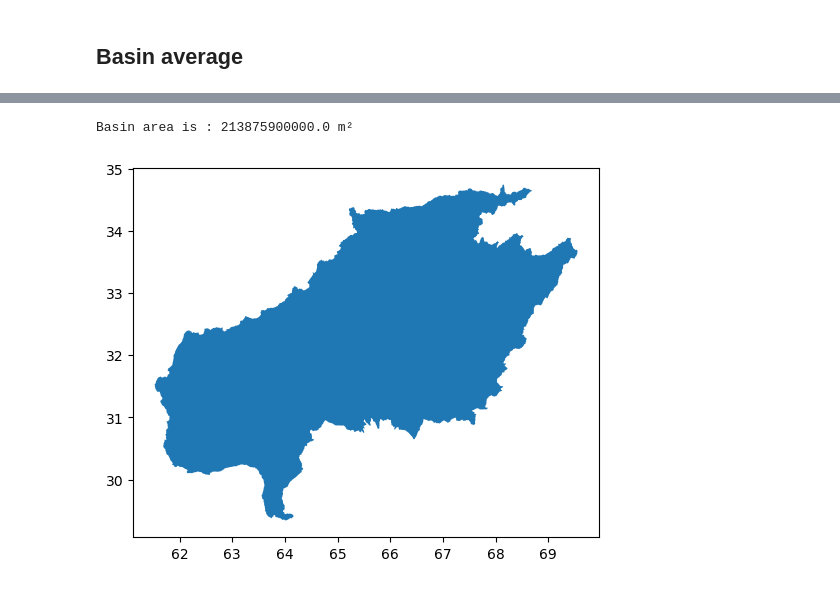
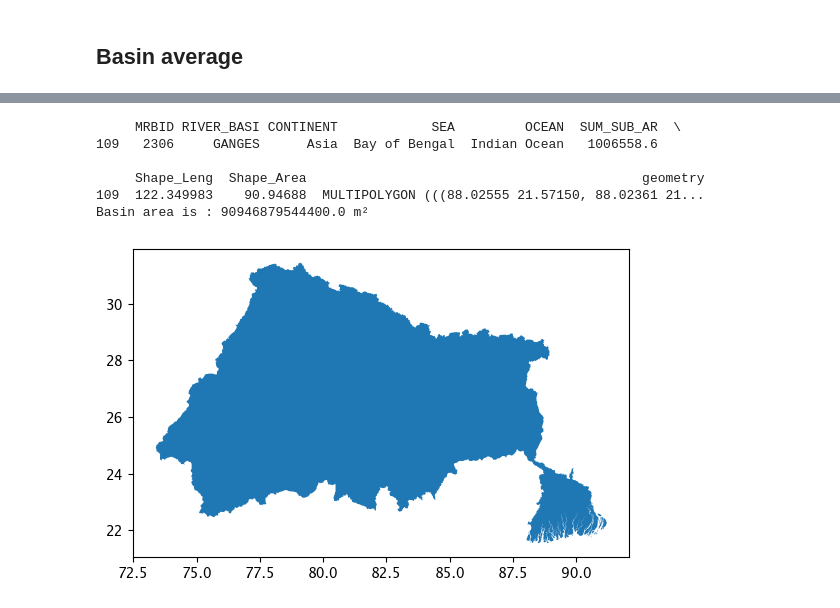
Before and after one commit to GESS-research-group/pyshbundle, a Jupyter notebook: master.ipynb, the cells around one changed output, grey strips where cells are left out. Saved outputs shown, nothing was run; the diff lists cells and outputs as text; code cells hidden in the pictures.

```diff
--- a/master.ipynb
+++ b/master.ipynb
@@ -205,9 +265,7 @@ from shapely.geometry import mapping
 # %%
 # import shapefile
 # using HydroBasins shapefile
-# path = '/home/wslvivek/Desktop/level2/pysh_v2/validation/shapefiles/mrb_shp_zip/mrb_basins.shp'
-# path='/home/wslvivek/Desktop/level2/pysh_v2/validation/shapefiles/hybas_as_lev01-12_v1c/hybas_as_lev04_v1c.shp'
-path = r"C:\Users\arind\Desktop\vivek_downloads\shp_hel\shp_hel.shp"
+path = '/Users/vivek/Desktop/vivek_downloads/mrb_shp_zip/mrb_basins.shp'
 shp = gpd.read_file(path)
 shp.plot()
 # %% [output]
@@ -221,13 +283,20 @@ shp.head()
+# %%
+temp=shp['RIVER_BASI']   # find your basin name from this variables
+basin_name='GANGES'
 # %%
-# shp_hel=shp[shp['HYBAS_ID']==2040085530]
-# print(shp_hel.head())
-shp_hel = shp;
+shp_hel=shp[shp['RIVER_BASI']==basin_name]
+print(shp_hel.head())
 shp_hel.plot()
-basin_area=np.float64(shp_hel['SUB_AREA'])*1e6 # basin area already in m^2
+basin_area=np.float64(shp_hel['Shape_Area'])*1e12 # basin area already in m^2
 print('Basin area is :', basin_area, 'm\u00b2');
 # %% [output]
-Basin area is : 213875900000.0 m²
+     MRBID RIVER_BASI CONTINENT            SEA         OCEAN  SUM_SUB_AR  \
+109   2306     GANGES      Asia  Bay of Bengal  Indian Ocean   1006558.6
+
+     Shape_Leng  Shape_Area                                           geometry
+109  122.349983    90.94688  MULTIPOLYGON (((88.02555 21.57150, 88.02361 21...
+Basin area is : 90946879544400.0 m²
-[figure, old version]
+[figure, new version]
 # %%
 ''' Area weighting '''
 # Calculation of area of each corresponding to  the latitudes and longitudes
```
Also changed, not shown: parts of 46 cells of this notebook, 27 other files.
